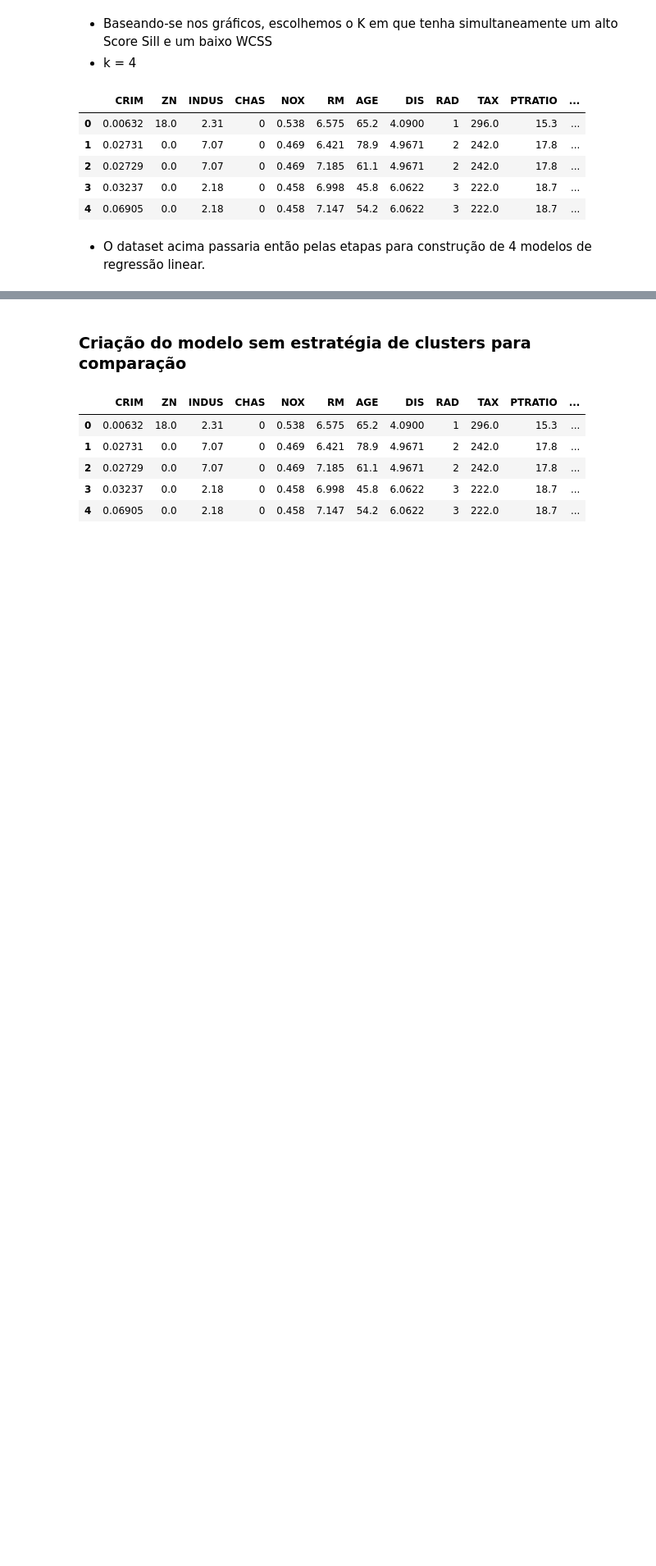
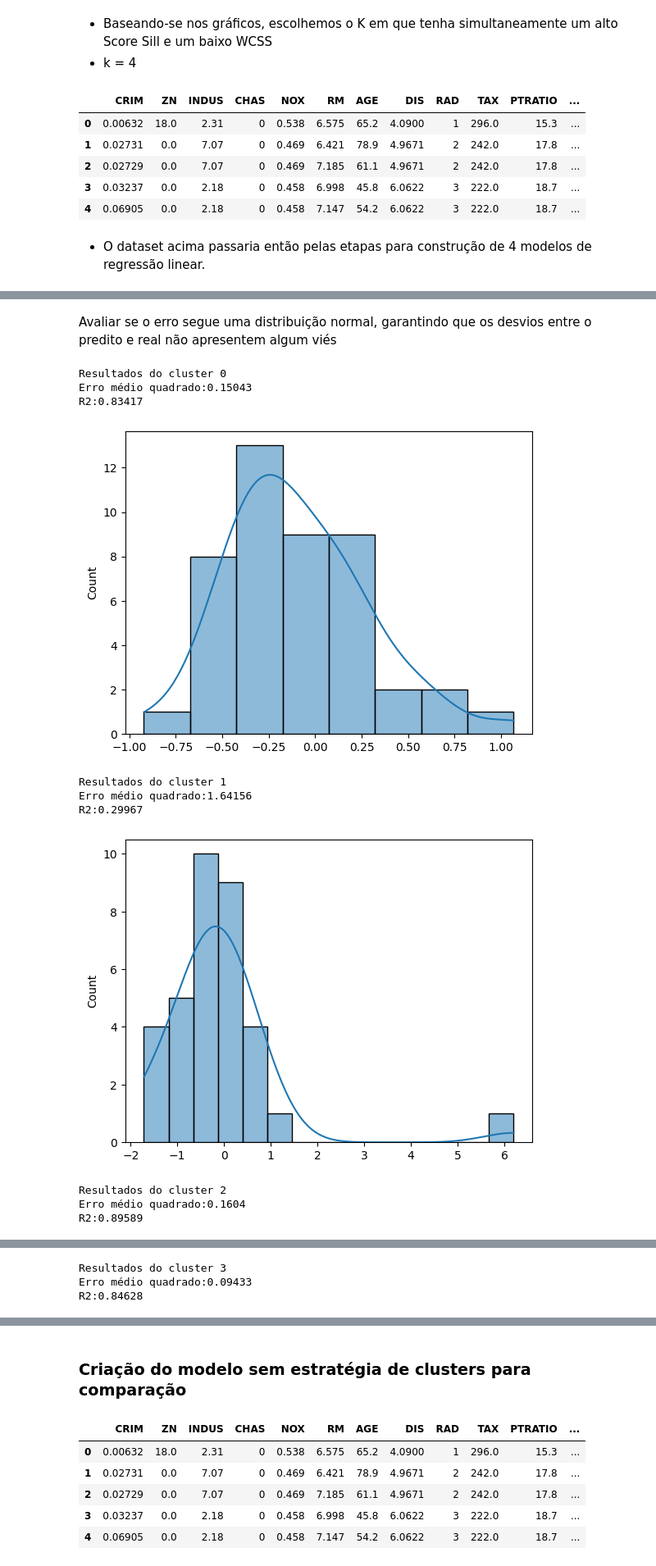
Before and after one commit to VKLac/ia_industria_task3, a Jupyter notebook: Clustering.ipynb, the cells around one changed output, grey strips where cells are left out. Shown at 82% size. Drawn from its saved outputs; the diff is of its cells as text; code cells hidden in the pictures; blank space fills up the shorter version.

Commit message:
feat: treinando modelos para cada cluster

```diff
--- a/Clustering.ipynb
+++ b/Clustering.ipynb
@@ -199,0 +222,10 @@ df_kmeans_clusters.to_csv("dataset_clusters.csv")
+# %%
+train = {}
+test = {}
+
+for cluster, df in df_kmeans_clusters.groupby("cluster", as_index=False):
+    df = df.drop(columns="cluster")
+    train_index,test_index = train_test_split(df.index, test_size=0.33333, random_state=42)
+
+    train[cluster] = df.loc[train_index].reset_index(drop=True)
+    test[cluster] = df.loc[test_index].reset_index(drop=True)
@@ -199,0 +234,8 @@ df_kmeans_clusters.to_csv("dataset_clusters.csv")
+# %%
+scaler = StandardScaler()
+
+cols_norm = [x for x in df.columns if x!='CHAS']
+
+for cluster in train.keys():
+    train[cluster][cols_norm] = scaler.fit_transform(train[cluster][cols_norm])
+    test[cluster][cols_norm] = scaler.transform(test[cluster][cols_norm])
@@ -199,0 +383,5 @@ df_kmeans_clusters.to_csv("dataset_clusters.csv")
+# %%
+for cluster in results.keys():
+    results[cluster] = results[cluster].sort_values('mse_val',ascending=True)
+    print("Cluster", cluster)
+    print(results[cluster].head(1))
@@ -199,0 +409,36 @@ df_kmeans_clusters.to_csv("dataset_clusters.csv")
+# %%
+for cluster in results.keys():
+    model_ = eval(results[cluster].iloc[0]["Model"])
+    params = results[cluster].iloc[0]["parameters"]
+
+    model = model_(**params)
+    model.fit(train[cluster][features], train[cluster]["MEDV"])
+
+    test[cluster]['PRED'] = model.predict(test[cluster][features])
+# %% [markdown]
+Avaliar se o erro segue uma distribuição normal, garantindo que os desvios entre o predito e real não apresentem algum viés
+# %%
+for cluster in test.keys():
+    print("Resultados do cluster", cluster)
+    erro_mse = mean_squared_error(test[cluster]['MEDV'],test[cluster]['PRED']).round(5)
+    r2 = round(r2_score(test[cluster]['MEDV'],test[cluster]['PRED']), 5)
+
+    print(f'Erro médio quadrado:{erro_mse}')
+    print(f'R2:{r2}')
+
+    error = test[cluster]['MEDV'] - test[cluster]['PRED']
+
+    sns.histplot(error,kde=True)
+    plt.show()
+# %% [output]
+Resultados do cluster 0
+Erro médio quadrado:0.15043
+R2:0.83417
+[figure, added]
+Resultados do cluster 1
+Erro médio quadrado:1.64156
+R2:0.29967
+[figure, added]
+Resultados do cluster 2
+Erro médio quadrado:0.1604
+R2:0.89589
@@ -199,0 +446,3 @@ df_kmeans_clusters.to_csv("dataset_clusters.csv")
+Resultados do cluster 3
+Erro médio quadrado:0.09433
+R2:0.84628
```
Also changed, not shown: parts of 18 cells of this notebook, 1 other file.
